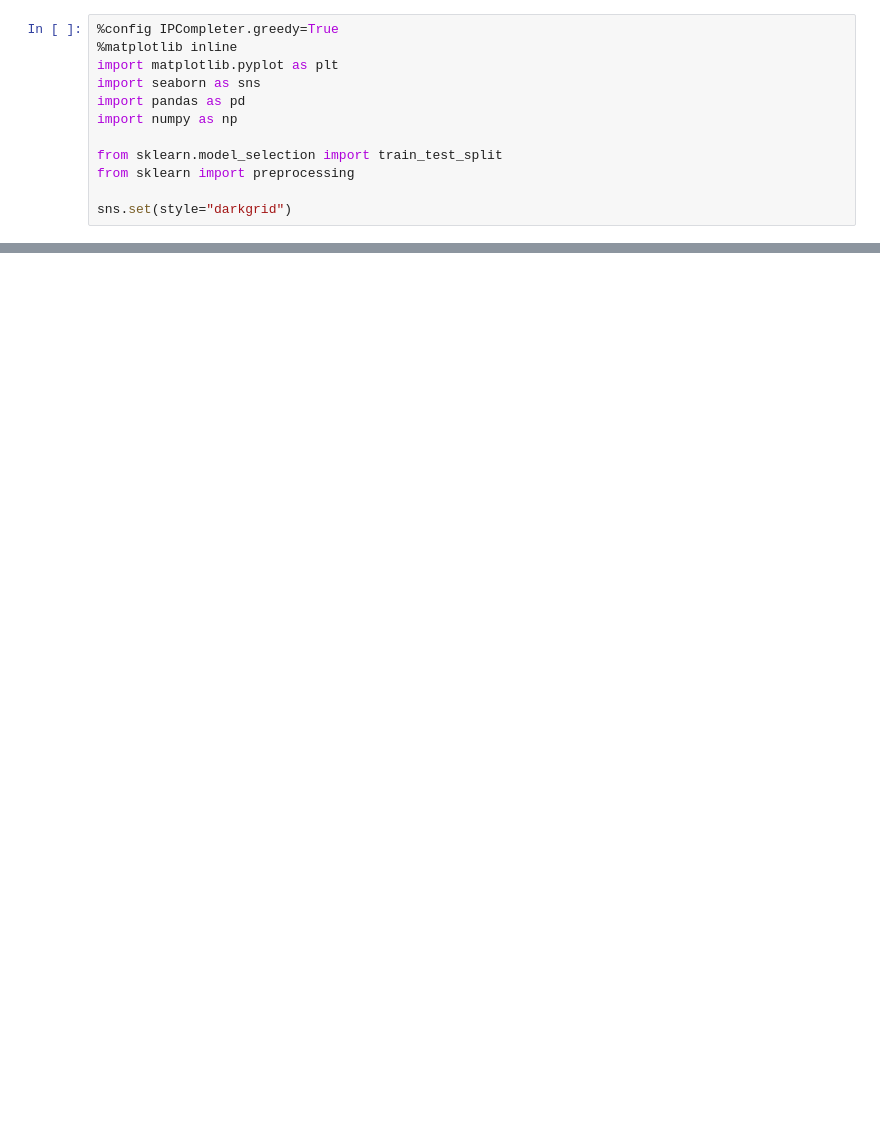
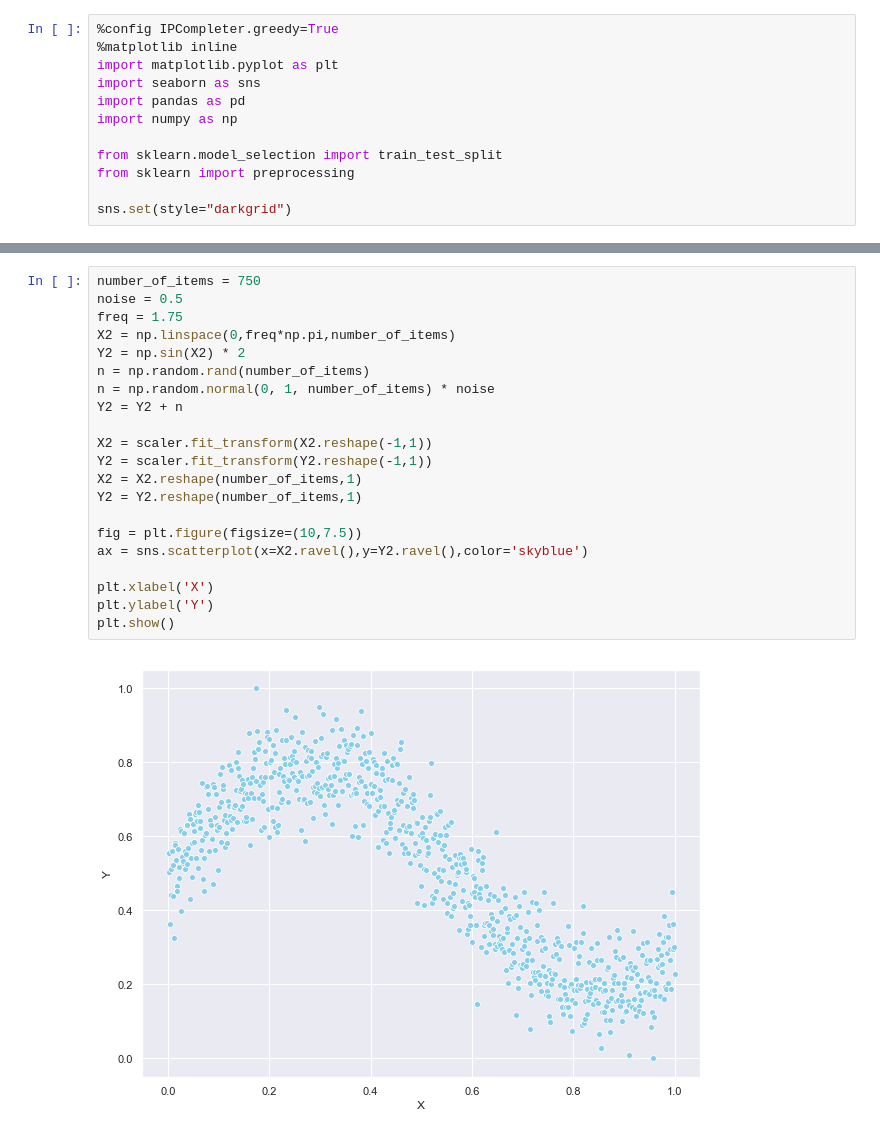
Before and after one commit to Berkays/MLP, a Jupyter notebook: nn.ipynb, the cells around one changed output, grey strips where cells are left out. Cells and saved outputs as stored; diff of their text form; blank space fills up the shorter version.

```diff
--- a/nn.ipynb
+++ b/nn.ipynb
@@ -47,3 +32,26 @@ plt.show()
+# %%
+number_of_items = 750
+noise = 0.5
+freq = 1.75
+X2 = np.linspace(0,freq*np.pi,number_of_items)
+Y2 = np.sin(X2) * 2
+n = np.random.rand(number_of_items)
+n = np.random.normal(0, 1, number_of_items) * noise
+Y2 = Y2 + n
+
+X2 = scaler.fit_transform(X2.reshape(-1,1))
+Y2 = scaler.fit_transform(Y2.reshape(-1,1))
+X2 = X2.reshape(number_of_items,1)
+Y2 = Y2.reshape(number_of_items,1)
+
+fig = plt.figure(figsize=(10,7.5))
+ax = sns.scatterplot(x=X2.ravel(),y=Y2.ravel(),color='skyblue')
+
+plt.xlabel('X')
+plt.ylabel('Y')
+plt.show()
+# %% [output]
+[figure, added]
 # %%
 class Layer(object):
     def __init__(self):
```
Also changed, not shown: parts of 11 cells of this notebook.
